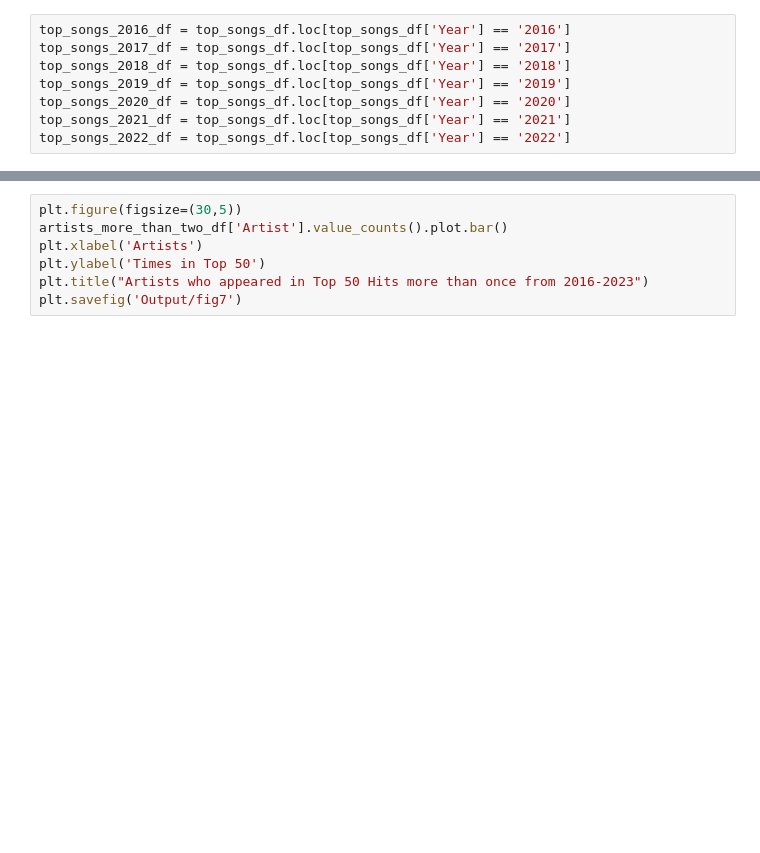
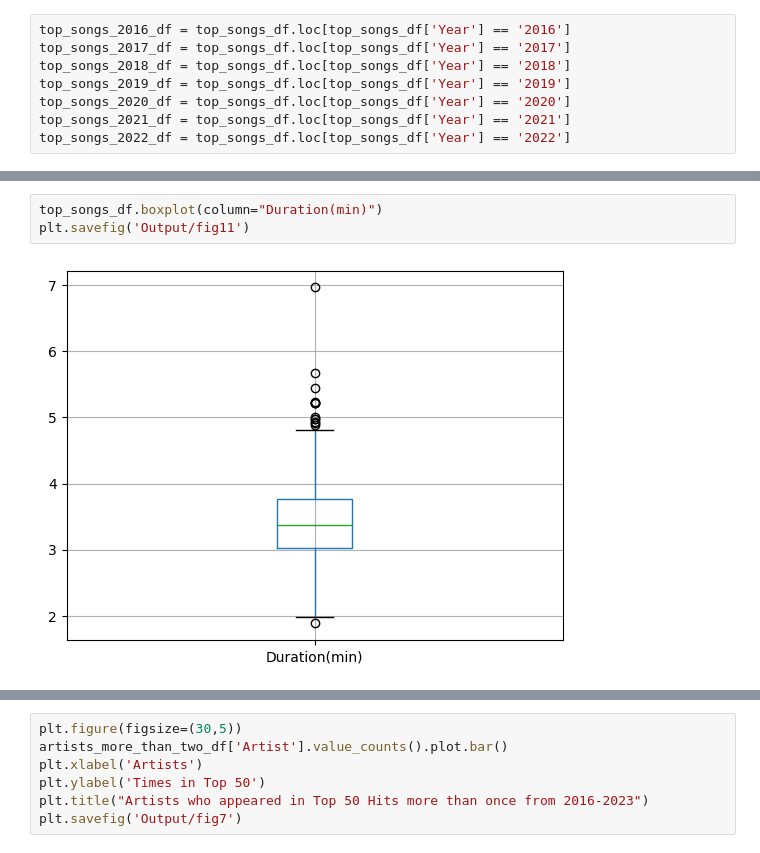
Before and after one commit to natekarr/8_Mile_Project_1, a Jupyter notebook: Project 1.ipynb, the cells around one changed output, grey strips where cells are left out. Cells and saved outputs as stored; diff of their text form; blank space fills up the shorter version.

```diff
--- a/Project 1.ipynb
+++ b/Project 1.ipynb
@@ -185,3 +309,8 @@ plt.savefig('Output/fig1')
+# %%
+top_songs_df.boxplot(column="Duration(min)")
+plt.savefig('Output/fig11')
+# %% [output]
+[figure, added]
 # %%
 top_10_songs_df.plot.scatter(x='Year', y = 'Song Popularity')
 plt.savefig('Output/fig2')
```
Also changed, not shown: parts of 24 cells of this notebook, 10 other files.
